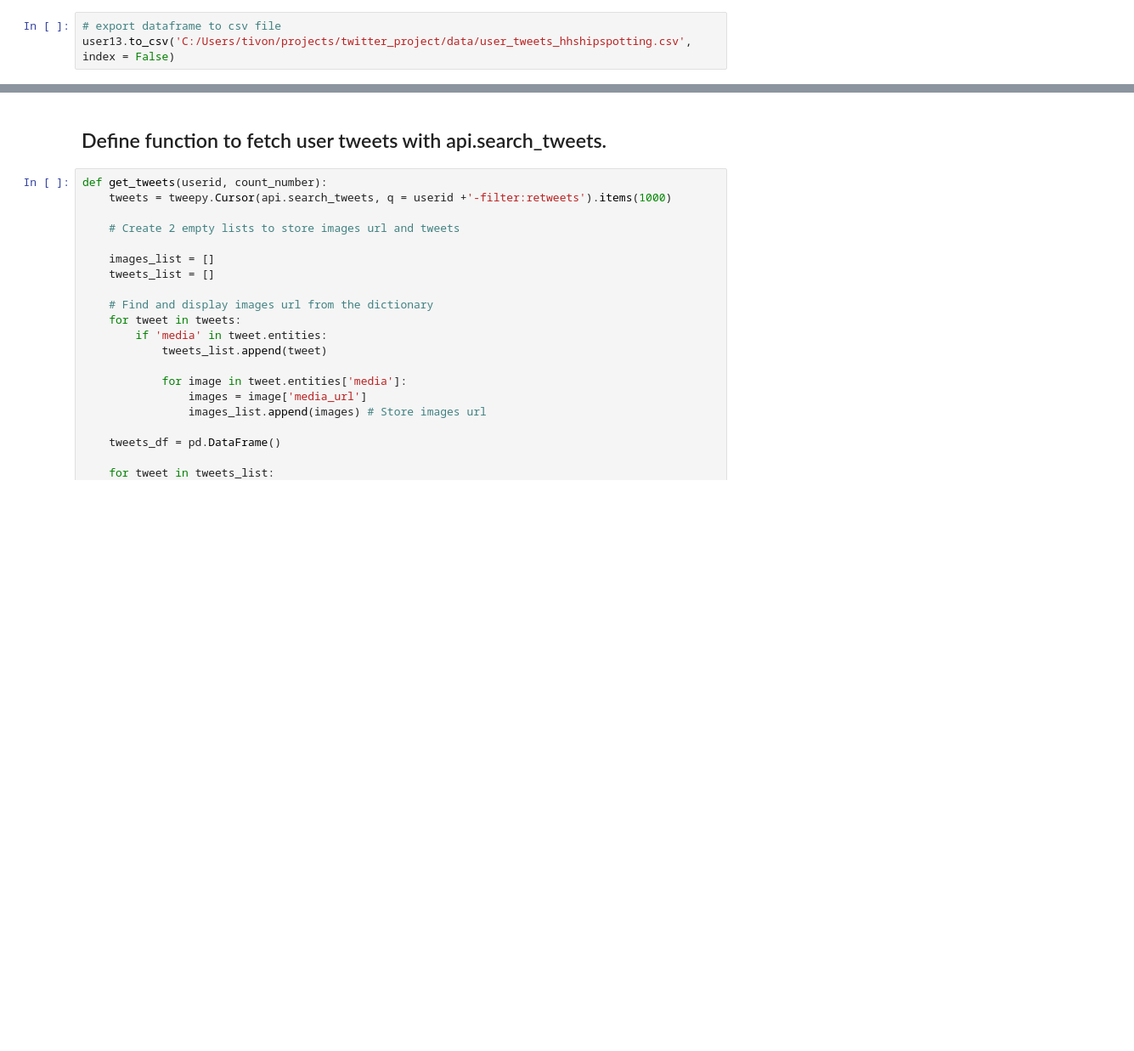
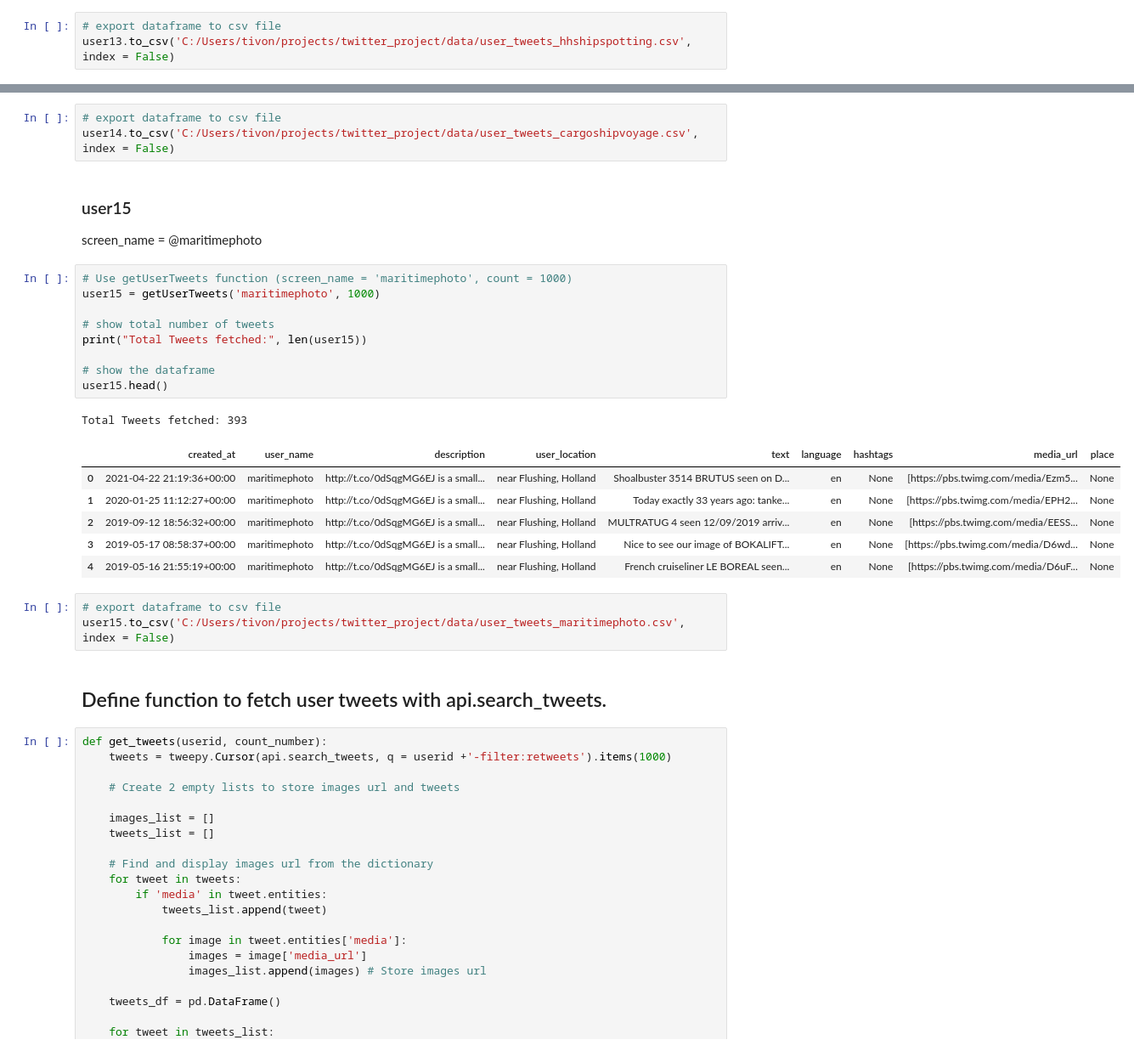
Before and after one commit to EloiseX/Business-Prcticum, a Jupyter notebook: data_processing/twitter_scraping.ipynb, the cells around one changed output, grey strips where cells are left out. Shown at 85% size. Cells and saved outputs as stored; diff of their text form; blank space fills up the shorter version.

```diff
--- a/data_processing/twitter_scraping.ipynb
+++ b/data_processing/twitter_scraping.ipynb
@@ -363,3 +383,29 @@ user13.to_csv('C:/Users/tivon/projects/twitter_project/data/user_tweets_hhshipsp
+# %%
+# export dataframe to csv file
+user14.to_csv('C:/Users/tivon/projects/twitter_project/data/user_tweets_cargoshipvoyage.csv', index = False)
+# %% [markdown]
+### user15
+screen_name = @maritimephoto
+# %%
+# Use getUserTweets function (screen_name = 'maritimephoto', count = 1000)
+user15 = getUserTweets('maritimephoto', 1000)
+
+# show total number of tweets
+print("Total Tweets fetched:", len(user15))
+
+# show the dataframe
+user15.head()
+# %% [output]
+Total Tweets fetched: 393
+|  | created_at | user_name | description | user_location | text | language | hashtags | media_url | place |
+| 0 | 2021-04-22 21:19:36+00:00 | maritimephoto | http://t.co/0dSqgMG6EJ is a small... | near Flushing, Holland | Shoalbuster 3514 BRUTUS seen on D... | en | None | [https://pbs.twimg.com/media/Ezm5... | None |
+| 1 | 2020-01-25 11:12:27+00:00 | maritimephoto | http://t.co/0dSqgMG6EJ is a small... | near Flushing, Holland | Today exactly 33 years ago: tanke... | en | None | [https://pbs.twimg.com/media/EPH2... | None |
+| 2 | 2019-09-12 18:56:32+00:00 | maritimephoto | http://t.co/0dSqgMG6EJ is a small... | near Flushing, Holland | MULTRATUG 4 seen 12/09/2019 arriv... | en | None | [https://pbs.twimg.com/media/EESS... | None |
+| 3 | 2019-05-17 08:58:37+00:00 | maritimephoto | http://t.co/0dSqgMG6EJ is a small... | near Flushing, Holland | Nice to see our image of BOKALIFT... | en | None | [https://pbs.twimg.com/media/D6wd... | None |
+| 4 | 2019-05-16 21:55:19+00:00 | maritimephoto | http://t.co/0dSqgMG6EJ is a small... | near Flushing, Holland | French cruiseliner LE BOREAL seen... | en | None | [https://pbs.twimg.com/media/D6uF... | None |
+# %%
+# export dataframe to csv file
+user15.to_csv('C:/Users/tivon/projects/twitter_project/data/user_tweets_maritimephoto.csv', index = False)
 # %% [markdown]
 ## Define function to fetch user tweets with api.search_tweets.
 # %%
```
Also changed, not shown: parts of 9 cells of this notebook, 6 other files.
